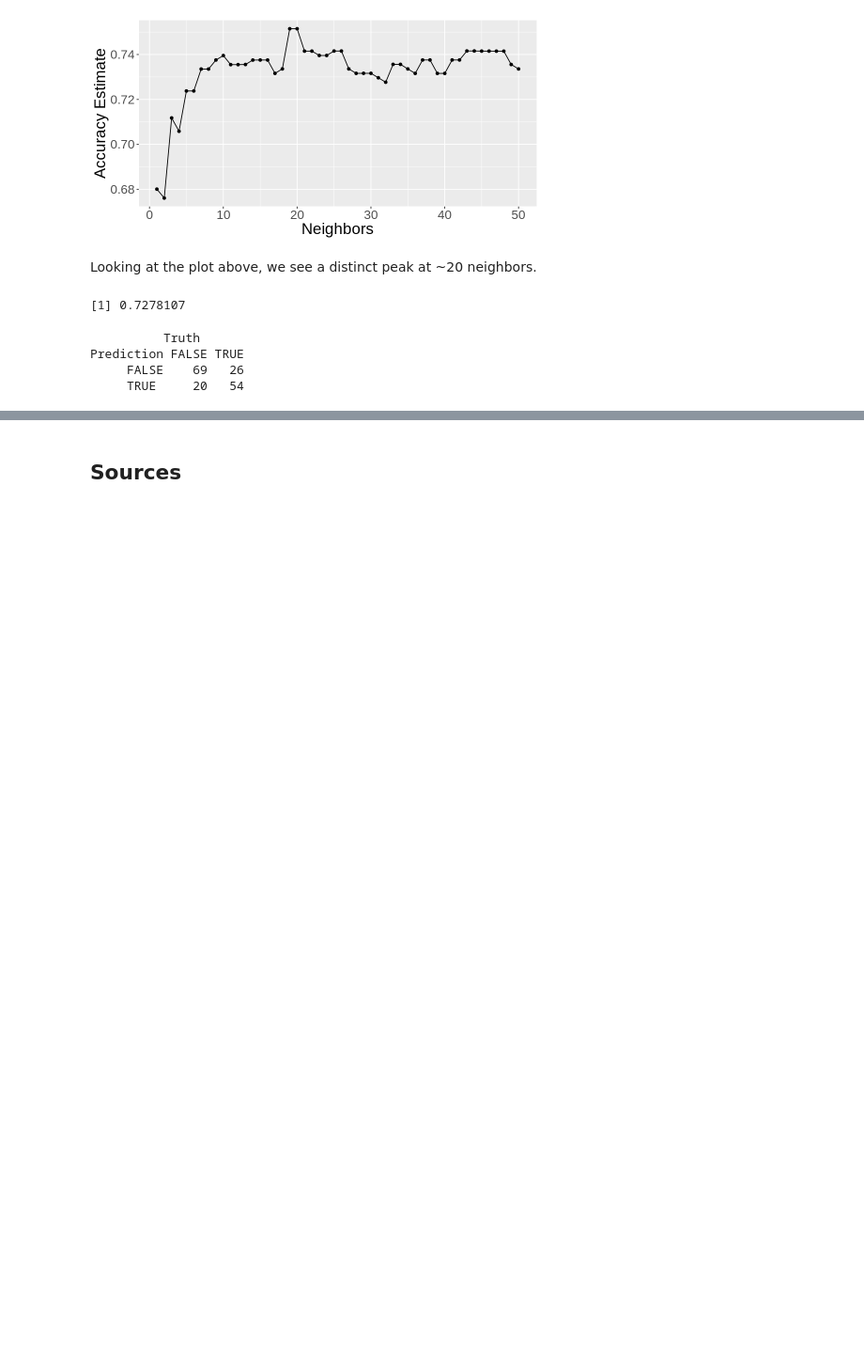
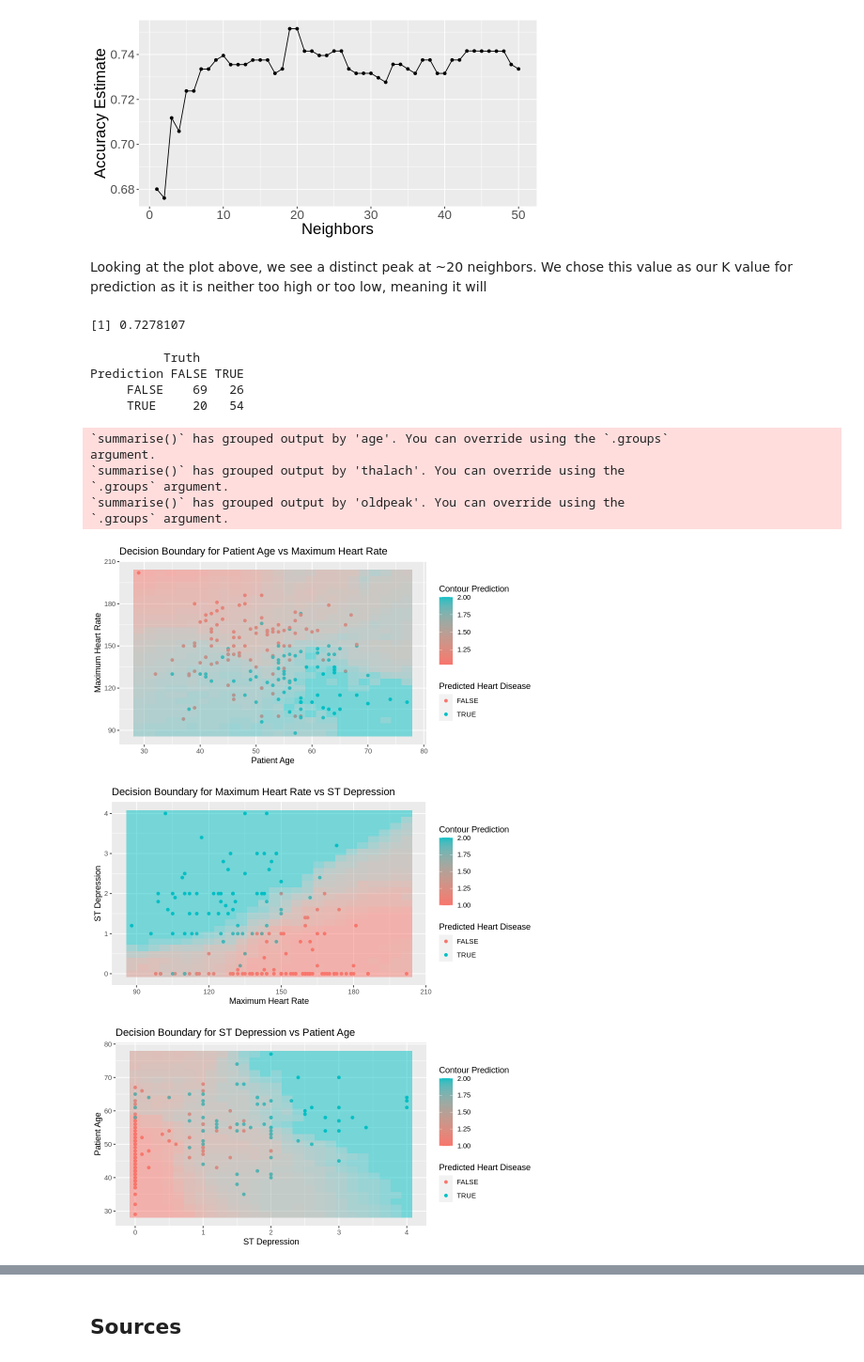
Before and after one commit to EdwardJXLi/DSCI-100-group-project, a Jupyter notebook: HeartDiseasePrediction.ipynb, the cells around one changed output, grey strips where cells are left out. Shown at 94% size. Saved outputs shown, nothing was run; the diff lists cells and outputs as text; code cells hidden in the pictures; blank space fills up the shorter version.

Commit message:
Added Contour Plots

```diff
--- a/HeartDiseasePrediction.ipynb
+++ b/HeartDiseasePrediction.ipynb
@@ -385,7 +385,7 @@ cross_val_plot
 # %% [output]
 [figure]
 # %% [markdown]
-Looking at the plot above, we see a distinct peak at ~20 neighbors.
+Looking at the plot above, we see a distinct peak at ~20 neighbors. We chose this value as our K value for prediction as it is neither too high or too low, meaning it will
 # %%
 knn_spec <- nearest_neighbor(weight_func = "rectangular", neighbors = 20) |>
     set_engine("kknn") |>
@@ -417,0 +430,63 @@ Prediction FALSE TRUE
+# %%
+grid_pred.age_thalach <- grid_predictions |>
+    group_by(age, thalach) |>
+    summarize(grid_pred = mean(as.integer(.pred_class)))
+
+grid_pred.thalach_oldpeak <- grid_predictions |>
+    group_by(thalach, oldpeak) |>
+    summarize(grid_pred = mean(as.integer(.pred_class)))
+
+grid_pred.oldpeak_age <- grid_predictions |>
+    group_by(oldpeak, age) |>
+    summarize(grid_pred = mean(as.integer(.pred_class)))
+# %% [output]
+`summarise()` has grouped output by 'age'. You can override using the `.groups`
+argument.
+`summarise()` has grouped output by 'thalach'. You can override using the
+`.groups` argument.
+`summarise()` has grouped output by 'oldpeak'. You can override using the
+`.groups` argument.
+# %%
+age_thalach_plot <- ggplot() +
+    geom_point(data = heart_predictions, aes(x = age, y = thalach, color = .pred_class)) +
+    geom_tile(data = grid_pred.age_thalach, aes(x = age, y = thalach, fill = grid_pred), alpha = .5) +
+    scale_fill_gradient(low = "#f8766d", high = "#00bfc4") +
+    labs(x = "Patient Age", y = "Maximum Heart Rate", color = "Predicted Heart Disease", fill = "Contour Prediction") +
+    labs(title = "Decision Boundary for Patient Age vs Maximum Heart Rate")
+
+age_thalach_plot
+
+thalach_oldpeak_plot <- ggplot() +
+    geom_point(data = heart_predictions, aes(x = thalach, y = oldpeak, color = .pred_class)) +
+    geom_tile(data = grid_pred.thalach_oldpeak, aes(x = thalach, y = oldpeak, fill = grid_pred), alpha = .5) +
+    scale_fill_gradient(low = "#f8766d", high = "#00bfc4") +
+    labs(x = "Maximum Heart Rate", y = "ST Depression", color = "Predicted Heart Disease", fill = "Contour Prediction") +
+    labs(title = "Decision Boundary for Maximum Heart Rate vs ST Depression")
+
+thalach_oldpeak_plot
+
+oldpeak_age_plot <- ggplot() +
+    geom_point(data = heart_predictions, aes(x = oldpeak, y = age, color = .pred_class)) +
+    geom_tile(data = grid_pred.oldpeak_age, aes(x = oldpeak, y = age, fill = grid_pred), alpha = .5) +
+    scale_fill_gradient(low = "#f8766d", high = "#00bfc4") +
+    labs(x = "ST Depression", y = "Patient Age", color = "Predicted Heart Disease", fill = "Contour Prediction") +
+    labs(title = "Decision Boundary for ST Depression vs Patient Age")
+
+oldpeak_age_plot
+
+# Temporary code for now in case we need to revert
+
+# age_thalach_plot <- heart_predictions |>
+#     ggplot(aes(x = age, y = thalach, color = .pred_class)) +
+#     geom_point() +
+#     labs(x = "Patient Age", y = "Maximum Heart Rate", color = "Predicted Heart Disease")
+
+# ggplot(grid_predictions_age_thalach, aes(x = age, y = thalach, fill = pred)) +
+#   geom_tile() +
+#   labs(title = "Decision Boundary for Logistic Regression Model")
+
+# age_thalach_plot
+# %% [output]
+[figure, added]
+[figure, added]
+[figure, added]
```
Also changed, not shown: parts of 2 cells of this notebook.
